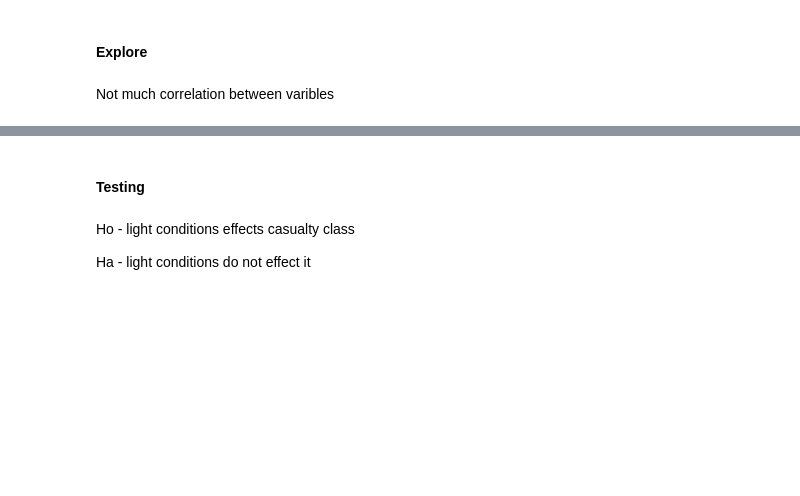
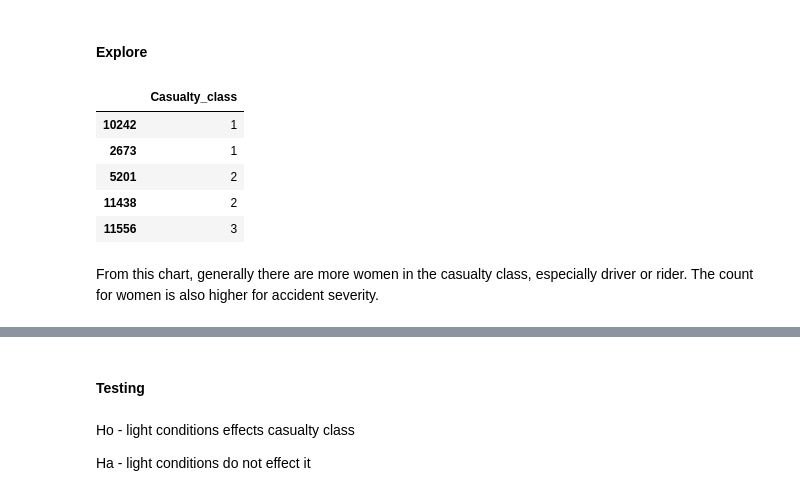
Before and after one commit to lindyc12/individual_project, a Jupyter notebook: explore.ipynb, the cells around one changed output, grey strips where cells are left out. Cells and saved outputs as stored; diff of their text form; code cells hidden in the pictures; blank space fills up the shorter version.

```diff
--- a/explore.ipynb
+++ b/explore.ipynb
@@ -63,0 +80,6 @@ df.Casualty_severity.value_counts()
+# %%
+df['Age_band_of_casualty '] = df.Age_band_of_casualty .map({'Under 18' : 1, '18-30' : 2, '31-50' : 3, 'Over 51' : 4})
+df['Age_band_of_driver'] = df.Age_band_of_driver.map({'Under 18' : 1, '18-30' : 2, '31-50' : 3, 'Over 51' : 4, 'Unknown' : 5})
+
+
+df['Casualty_class'] = df.Age_band_of_casualty.map({'Driver or rider' : 1, 'Pedestrian' : 2, 'Passenger' : 3, 'na' : 10})
@@ -91,12 +100,0 @@ df['Age_band_of_casualty'].value_counts()
-# %%
-# fill missing values with mode column values
-df['Driving_experience'].fillna(df['Driving_experience'].mode()[0], inplace=True)
-df['Age_band_of_driver'].fillna(df['Age_band_of_driver'].mode()[0], inplace=True)
-df['Age_band_of_casualty'].fillna(df['Age_band_of_casualty'].mode()[0], inplace=True)
-df['Type_of_vehicle'].fillna(df['Type_of_vehicle'].mode()[0], inplace=True)
-df['Area_accident_occured'].fillna(df['Area_accident_occured'].mode()[0], inplace=True)
-df['Road_allignment'].fillna(df['Road_allignment'].mode()[0], inplace=True)
-df['Type_of_collision'].fillna(df['Type_of_collision'].mode()[0], inplace=True)
-df['Vehicle_movement'].fillna(df['Vehicle_movement'].mode()[0], inplace=True)
-df['Lanes_or_Medians'].fillna(df['Lanes_or_Medians'].mode()[0], inplace=True)
-df['Types_of_Junction'].fillna(df['Types_of_Junction'].mode()[0], inplace=True)
@@ -179,2 +195,0 @@ sns.heatmap(df.corr(),annot=True)
-# %% [markdown]
-Not much correlation between varibles
@@ -192,0 +199,9 @@ plt.xlabel('Age of casualty', fontsize = 15,)
+# %%
+y_train.head()
+# %% [output]
+|  | Casualty_class |
+| 10242 | 1 |
+| 2673 | 1 |
+| 5201 | 2 |
+| 11438 | 2 |
+| 11556 | 3 |
@@ -192,0 +218,2 @@ plt.xlabel('Age of casualty', fontsize = 15,)
+# %% [markdown]
+From this chart, generally there are more women in the casualty class, especially driver or rider. The count for women is also higher for accident severity.
```
Also changed, not shown: parts of 82 cells of this notebook.
